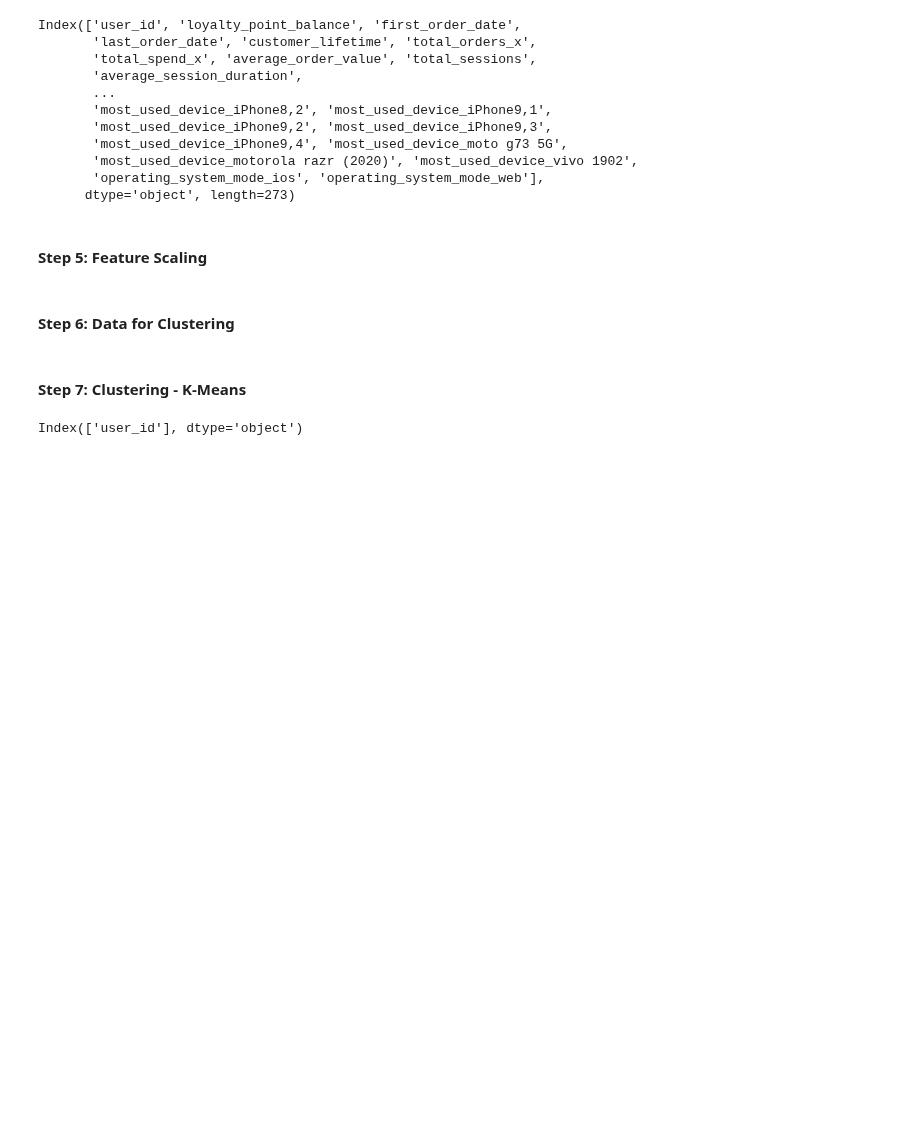
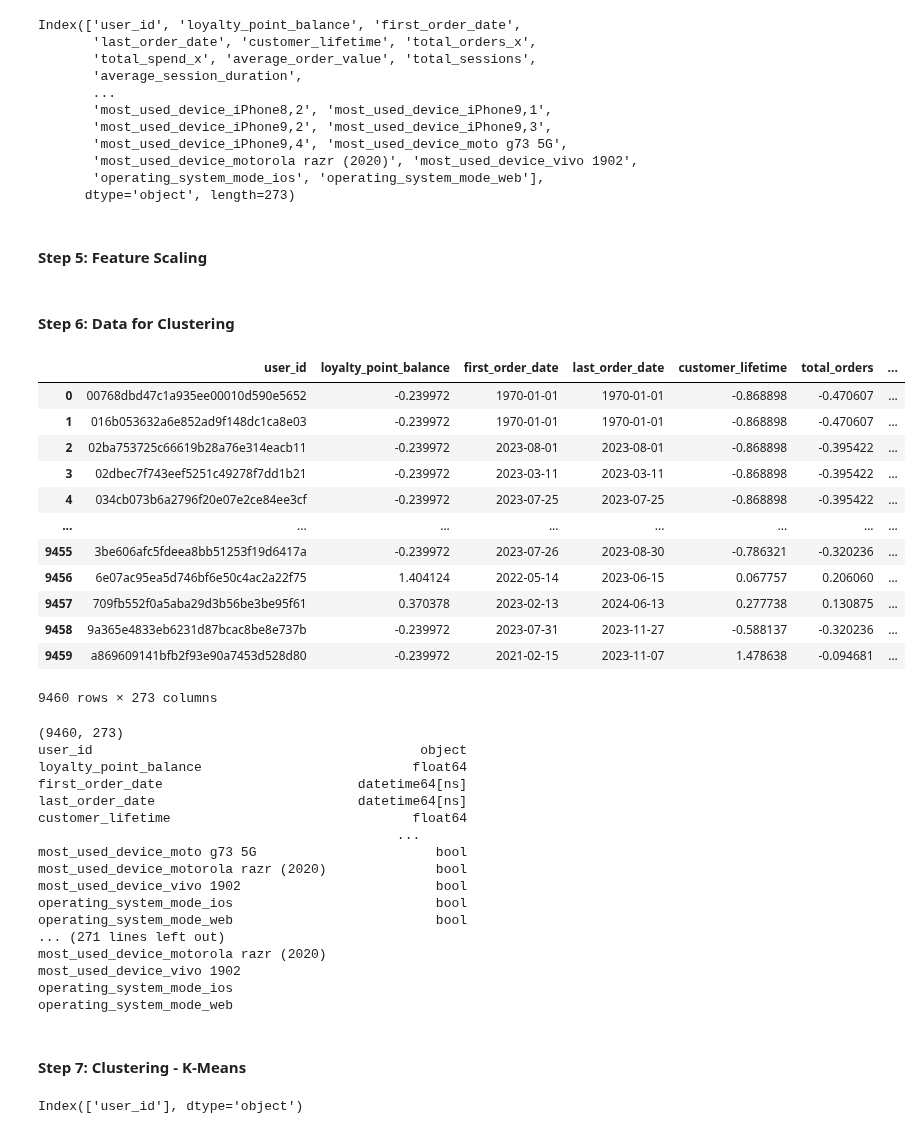
Before and after one commit to ssulaihasubi/floward-take-home-assessment, a Jupyter notebook: task-2-case-study-1-clustering.ipynb, the cells around one changed output. Cells and saved outputs as stored; diff of their text form; code cells hidden in the pictures; blank space fills up the shorter version.

```diff
--- a/task-2-case-study-1-clustering.ipynb
+++ b/task-2-case-study-1-clustering.ipynb
@@ -562,9 +626,49 @@ final_df_encoded[numerical_cols] = scaler.fit_transform(final_df_encoded[numeric
 # %%
 # Final dataset for clustering
 clustering_df = final_df_encoded.copy()
 
-# Optional: Save the prepared data to a CSV file
+# Save the prepared data to a CSV file
 clustering_df.to_csv('/Users/sulaihasubi/Documents/GitHub/Floward/Dataset/prepared_clustering_data.csv', index=False)
+
+display(clustering_df)
+print(clustering_df.shape)
+print(clustering_df.dtypes)
+
+# Print all column names
+print("List of all columns:")
+for col in clustering_df.columns:
+    print(col)
+# %% [output]
+|  | user_id | loyalty_point_balance | first_order_date | last_order_date | customer_lifetime | total_orders | ... |
+| 0 | 00768dbd47c1a935ee00010d590e5652 | -0.239972 | 1970-01-01 | 1970-01-01 | -0.868898 | -0.470607 | ... |
+| 1 | 016b053632a6e852ad9f148dc1ca8e03 | -0.239972 | 1970-01-01 | 1970-01-01 | -0.868898 | -0.470607 | ... |
+| 2 | 02ba753725c66619b28a76e314eacb11 | -0.239972 | 2023-08-01 | 2023-08-01 | -0.868898 | -0.395422 | ... |
+| 3 | 02dbec7f743eef5251c49278f7dd1b21 | -0.239972 | 2023-03-11 | 2023-03-11 | -0.868898 | -0.395422 | ... |
+| 4 | 034cb073b6a2796f20e07e2ce84ee3cf | -0.239972 | 2023-07-25 | 2023-07-25 | -0.868898 | -0.395422 | ... |
+| ... | ... | ... | ... | ... | ... | ... | ... |
+| 9455 | 3be606afc5fdeea8bb51253f19d6417a | -0.239972 | 2023-07-26 | 2023-08-30 | -0.786321 | -0.320236 | ... |
+| 9456 | 6e07ac95ea5d746bf6e50c4ac2a22f75 | 1.404124 | 2022-05-14 | 2023-06-15 | 0.067757 | 0.206060 | ... |
+| 9457 | 709fb552f0a5aba29d3b56be3be95f61 | 0.370378 | 2023-02-13 | 2024-06-13 | 0.277738 | 0.130875 | ... |
+| 9458 | 9a365e4833eb6231d87bcac8be8e737b | -0.239972 | 2023-07-31 | 2023-11-27 | -0.588137 | -0.320236 | ... |
+| 9459 | a869609141bfb2f93e90a7453d528d80 | -0.239972 | 2021-02-15 | 2023-11-07 | 1.478638 | -0.094681 | ... |
+9460 rows × 273 columns
+(9460, 273)
+user_id                                          object
+loyalty_point_balance                           float64
+first_order_date                         datetime64[ns]
+last_order_date                          datetime64[ns]
+customer_lifetime                               float64
+                                              ...
+most_used_device_moto g73 5G                       bool
+most_used_device_motorola razr (2020)              bool
+most_used_device_vivo 1902                         bool
+operating_system_mode_ios                          bool
+operating_system_mode_web                          bool
+... (271 lines left out)
+most_used_device_motorola razr (2020)
+most_used_device_vivo 1902
+operating_system_mode_ios
+operating_system_mode_web
 # %% [markdown]
 #### Step 7: Clustering - K-Means
 # %%
```
Also changed, not shown: parts of 4 cells of this notebook.
